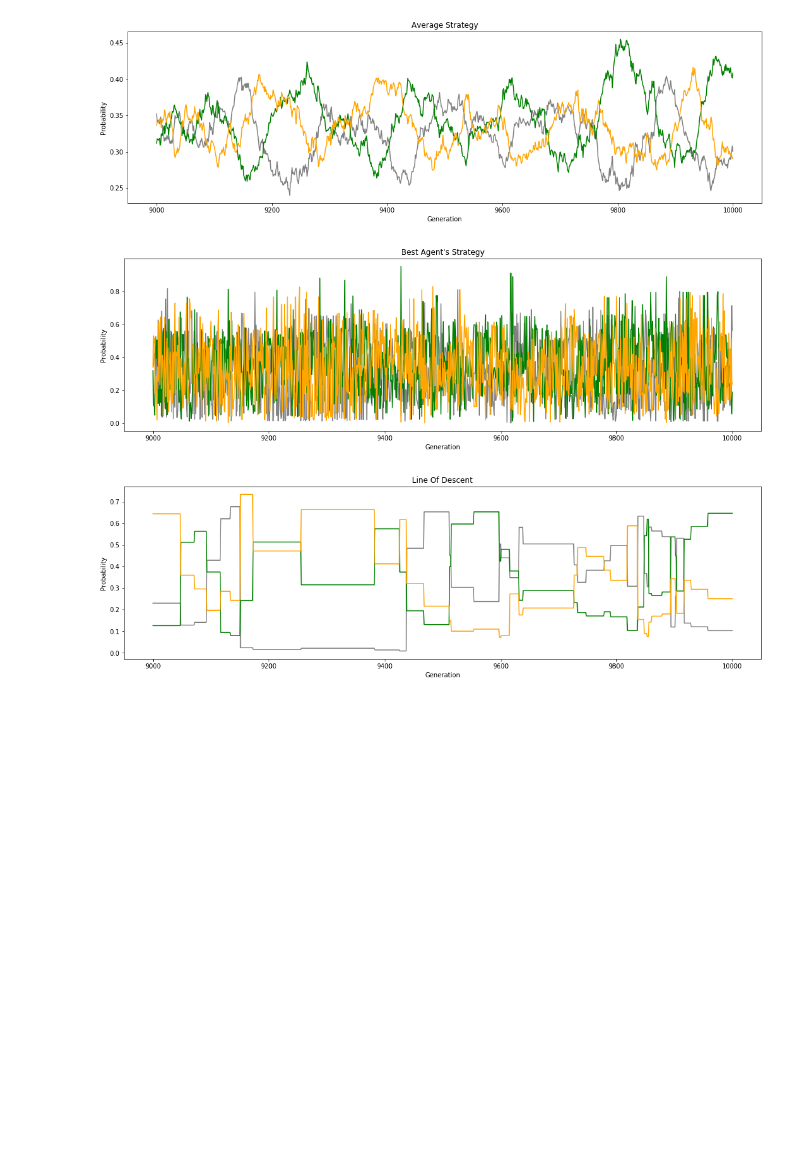
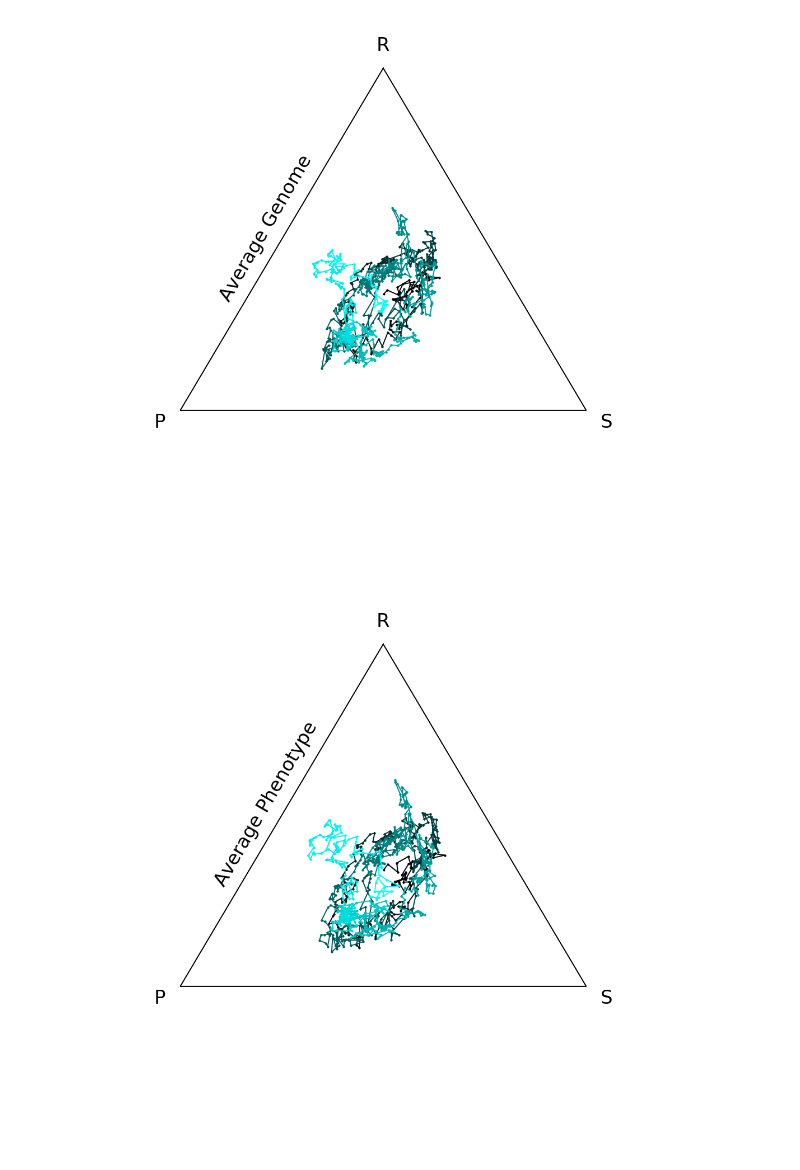
Before and after one commit to jassler/AgentEvolution, a Jupyter notebook: results/RockPaperScissorGames.ipynb, the cells around one changed output. Cells and saved outputs as stored; diff of their text form; code cells hidden in the pictures; blank space fills up the shorter version.

```diff
--- a/results/RockPaperScissorGames.ipynb
+++ b/results/RockPaperScissorGames.ipynb
@@ -138,6 +82,43 @@ plot_file('csvs/gouber.csv', start=950)
-# %%
-plot_file('largeres.csv', start=9000)
-# %% [output]
-[figure, removed]
-[figure, removed]
-[figure, removed]
+# %%
+def plot_df(df,
+              start=0,
+              end=-1, # if end < start, take everything from start upwards
+              sep=',',
+              size=(18,5),
+              title='Average Genome',
+              headers=['Avg Rock Genome','Avg Paper Genome','Avg Scissor Genome'],
+              colors=['grey', 'green', 'orange'],
+              line_width=2,
+              scaling=False,
+              plot_cartesian=False):
+    if end < start:
+        end = len(df)
+
+    if start > 0 or end < len(df):
+        df = df[start:end]
+
+    ternary_plot(df[headers], scaling=scaling, title=title)
+
+    if plot_cartesian:
+        plt.figure(figsize=size)
+        for i in range(0, len(headers)):
+            plt.plot(df['Generation'], df[headers[i]], color=colors[i], linewidth=line_width, label=headers[i])
+
+        plt.xlabel('Generation')
+        plt.ylabel('Probability')
+        plt.title(title)
+        plt.legend()
+        plt.show()
+# %%
+df = pd.read_csv('csvs/result.csv', sep=',')
+headers = list(df)
+
+titles = ['Average Genome', 'Average Phenotype', 'Best Genome', 'Best Phenoptype', 'LOD Genome', 'LOD Phenotype']
+
+scaling = True
+for x in range(0, int((len(headers)-1) / 3)):
+    plot_df(df, scaling=scaling, title=titles[x], headers=headers[x*3+1:x*3+4])
+    scaling = !scaling
+# %% [output]
+[figure, added]
+[figure, added]
```
Also changed, not shown: parts of 4 cells of this notebook.
